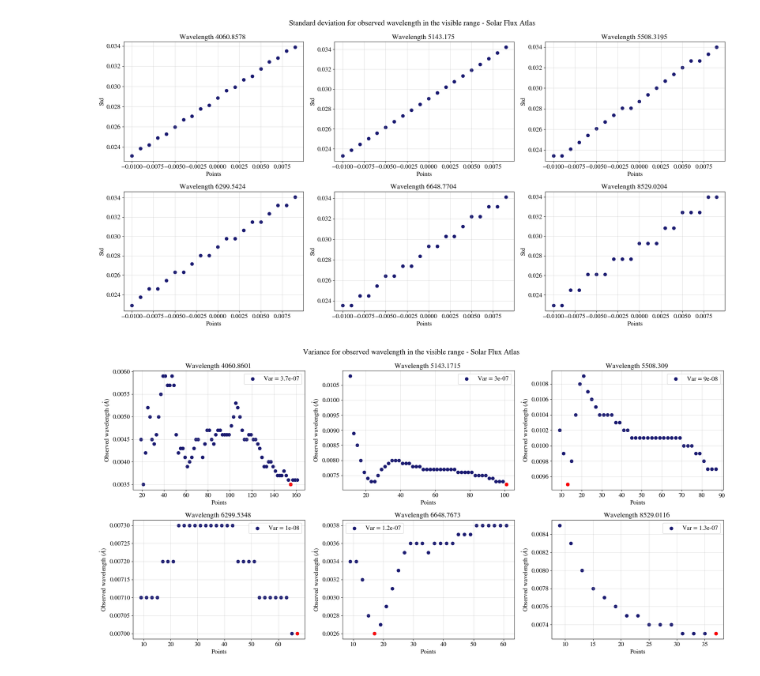
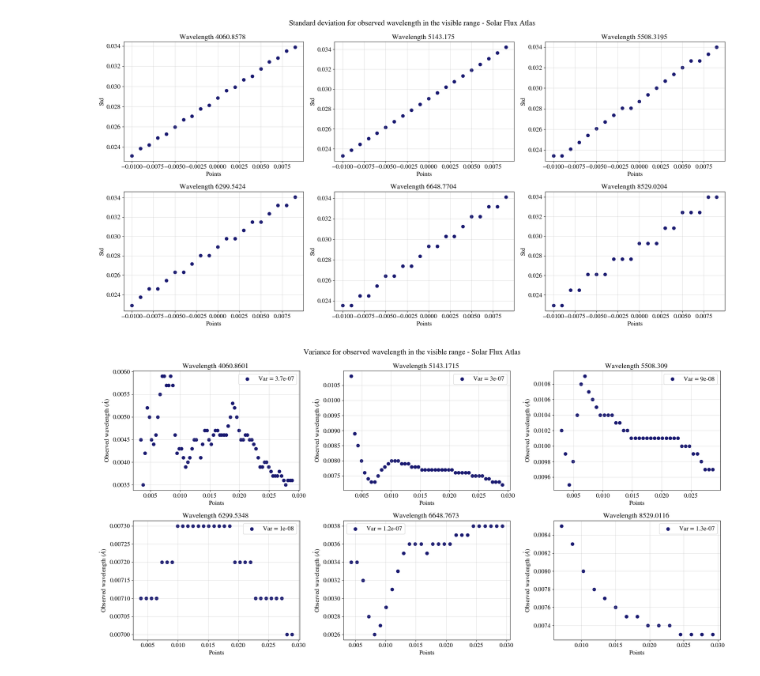
Before and after one commit to ccuellarn/Measurement-and-Characterization-of-Granulation-Patterns-in-the-IAG-Solar-Flux-Spectrum, a Jupyter notebook: Project/Characterization/Statistics/Statistical analysis.ipynb, the cells around one changed output. Cells and saved outputs as stored; diff of their text form; code cells hidden in the pictures.

Commit message:
Finished visualizer and appendix

```diff
--- a/Project/Characterization/Statistics/Statistical analysis.ipynb
+++ b/Project/Characterization/Statistics/Statistical analysis.ipynb
@@ -256,30 +256,30 @@ fig5.tight_layout()
 # %%
 list_index = [0,172,235,378,420,538]
 
 fig5, axes = plt.subplots(2,3,figsize=(20,10))
 fig5.suptitle('Variance for observed wavelength in the visible range - Solar Flux Atlas')
 axes = axes.flatten()
 
 #Plot the cuadratic fit for each color
 for i, ax in enumerate(axes):
 
     new_local_points = arrange_lambda(list_index[i], local_points)
     Values = Fit_derivates(new_local_points,closer_lines['Fe line'].iloc[list_index[i]])
     Values = Values[Values['Velocity']<700 ]
     Values = Values[Values['Velocity']>-700 ]
     # Values = Values[Values['Points']>60 ]
     variance = np.var(Values['Observed wavelength'])
 
-    ax.scatter(Values['Points'],np.abs(Values["Observed wavelength"] - Values["Emitted wavelength"].iloc[0]),label = 'Var = {}'.format(round(variance,8)),c='midnightblue',s=50)
-    ax.scatter(Values['Points'].iloc[np.argmin(np.abs(Values["Observed wavelength"] - Values["Emitted wavelength"].iloc[0]))],
-               min(np.abs(Values["Observed wavelength"] - Values["Emitted wavelength"].iloc[0])),c='red',s=50)
+    ax.scatter(Values['Wave std'],np.abs(Values["Observed wavelength"] - Values["Emitted wavelength"].iloc[0]),label = 'Var = {}'.format(round(variance,8)),c='midnightblue',s=50)
+    # ax.scatter(Values['Points'].iloc[np.argmin(np.abs(Values["Observed wavelength"] - Values["Emitted wavelength"].iloc[0]))],
+            #    min(np.abs(Values["Observed wavelength"] - Values["Emitted wavelength"].iloc[0])),c='red',s=50)
     ax.set_title(r'Wavelength {} '.format(Values["Emitted wavelength"].iloc[0]))
     ax.set_ylabel(r'Observed wavelength $(\mathring{A})$')
     ax.set_xlabel(r'Points')
     ax.grid(alpha=0.4)
     ax.legend()
 
 fig5.tight_layout()
 # fig5.savefig('variance VIS')
 # %% [output]
-[figure, old version]
+[figure, new version]
```
Also changed, not shown: 31 other files.
